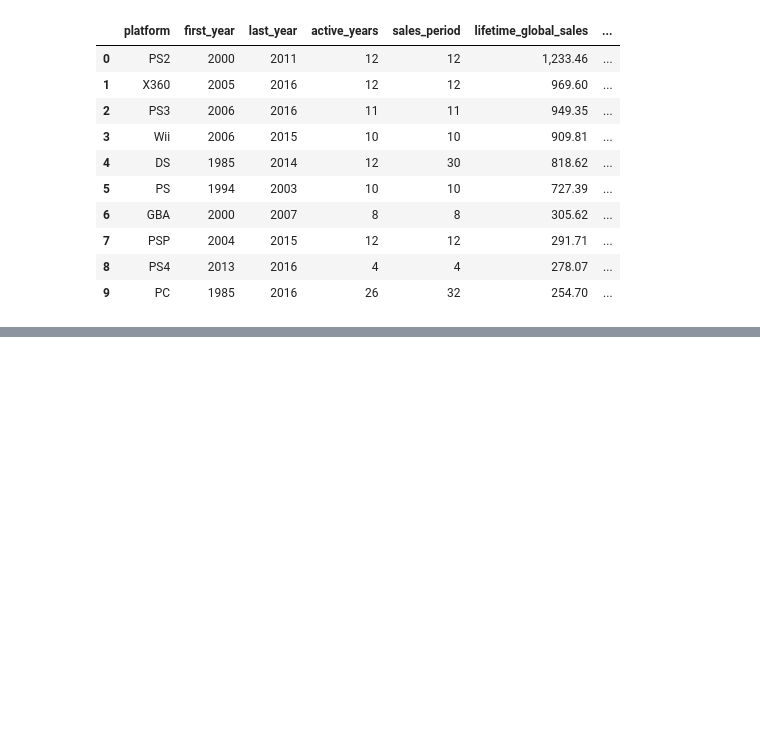
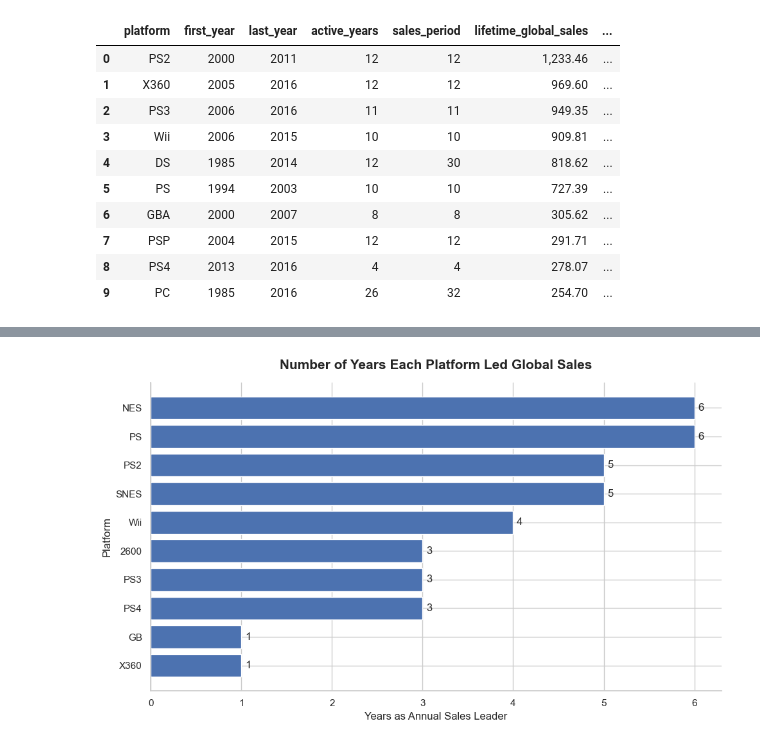
Before and after one commit to tylernsocial/data-analysis-on-the-videogame-industry, a Jupyter notebook: notebooks/research_questions_and_modeling/05_platform_dominance_over_time.ipynb, the cells around one changed output, grey strips where cells are left out. Cells and saved outputs as stored; diff of their text form; code cells hidden in the pictures; blank space fills up the shorter version.

```diff
--- a/notebooks/research_questions_and_modeling/05_platform_dominance_over_time.ipynb
+++ b/notebooks/research_questions_and_modeling/05_platform_dominance_over_time.ipynb
@@ -258,0 +526,20 @@ platform_summary.head(10)
+# %%
+platform_leadership_counts = (
+    yearly_platform_leaders.groupby("platform", as_index=False)
+                           .agg(
+                               years_as_leader=("year", "count"),
+                               first_leading_year=("year", "min"),
+                               last_leading_year=("year", "max"),
+                               average_leader_share=(
+                                   "market_share_pct",
+                                   "mean"
+                               )
+                           )
+                           .sort_values(
+                               ["years_as_leader", "average_leader_share"],
+                               ascending=[False, False]
+                           )
+                           .reset_index(drop=True)
+)
+
+platform_leadership_counts
@@ -258,0 +558,35 @@ platform_summary.head(10)
+# %%
+fig, ax = plt.subplots(figsize=(10, 6))
+
+plot_data = platform_leadership_counts.sort_values(
+    "years_as_leader",
+    ascending=True
+)
+
+bars = ax.barh(
+    plot_data["platform"],
+    plot_data["years_as_leader"]
+)
+
+ax.bar_label(
+    bars,
+    fmt="%d",
+    padding=4
+)
+
+ax.set_title(
+    "Number of Years Each Platform Led Global Sales",
+    fontsize=15,
+    fontweight="bold",
+    pad=15
+)
+ax.set_xlabel("Years as Annual Sales Leader")
+ax.set_ylabel("Platform")
+
+ax.spines["top"].set_visible(False)
+ax.spines["right"].set_visible(False)
+
+plt.tight_layout()
+plt.show()
+# %% [output]
+[figure, added]
```
Also changed, not shown: parts of 11 cells of this notebook.
